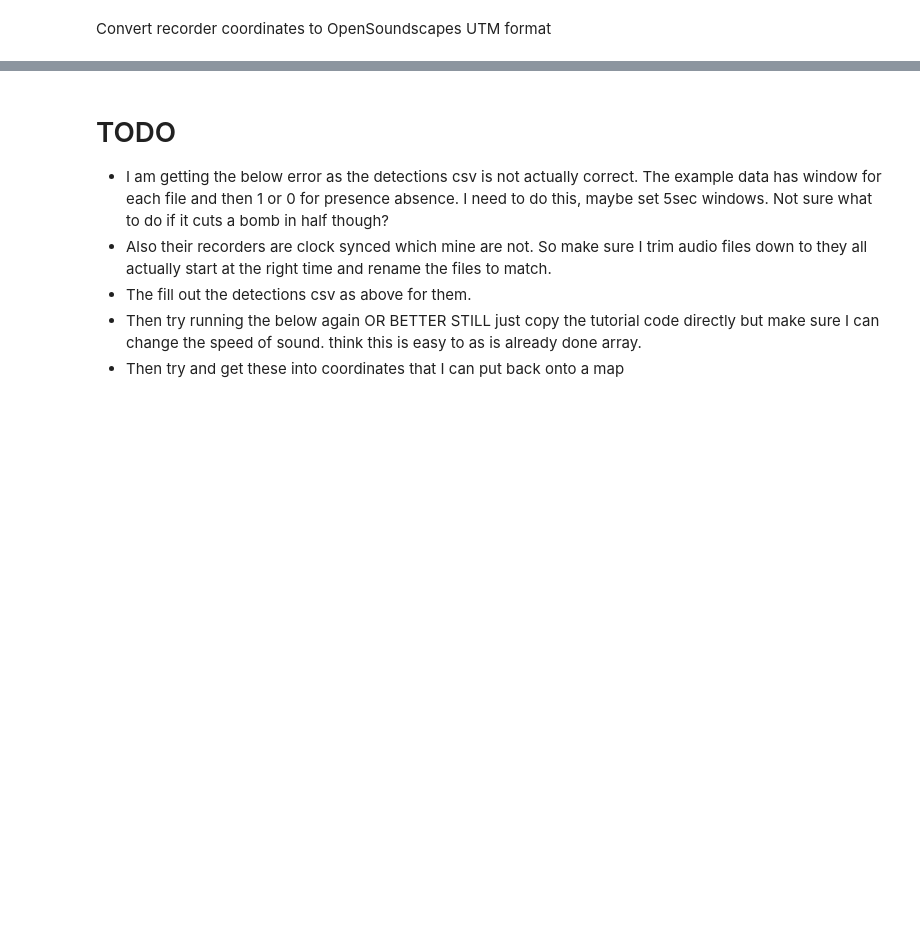
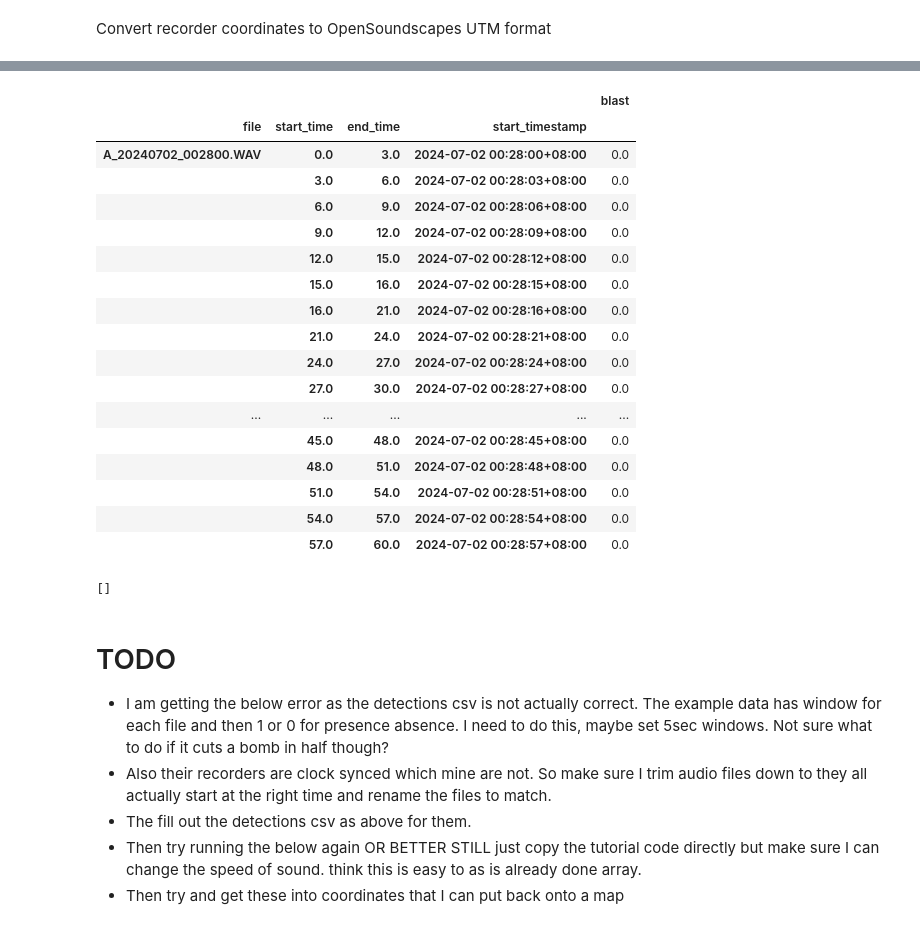
Before and after one commit to BenUCL/Bomb-Fishing, a Jupyter notebook: code/localisation/localisation_notebook_v2.ipynb, the cells around one changed output, grey strips where cells are left out. Cells and saved outputs as stored; diff of their text form; code cells hidden in the pictures; blank space fills up the shorter version.

Commit message:
implementing open soundscape localisation

```diff
--- a/code/localisation/localisation_notebook.ipynb
+++ b/code/localisation/localisation_notebook_v2.ipynb
@@ -338,0 +377,59 @@ print(f"→ Wrote file-level recorder coords to {out_csv}")
+# %%
+# add information about the real-world timestamps, if the audio files don't have
+# start timestamps embedded in the metadata
+# in this case, when we synchronized the audio files we trimmed all of them to start
+# at the same start time, and we can add that here
+# Note: if your audio files have embedded start timestamps that can be loaded into
+# Audio.metadata['recording_start_time'] as a localized timestamp, you don't need to
+# create this column
+# if you’ve previously set “file” as the index, bring it back as a column
+if "file" not in detections.columns:
+    detections = detections.reset_index()
+
+import pytz
+from datetime import datetime, timedelta
+
+# Makassar local time
+local_tz = pytz.timezone("Asia/Makassar")
+
+# helper to pull the timestamp part from filenames like "A_20240702_002800.WAV"
+def parse_start_dt(fn: str) -> datetime:
+    base = fn.rsplit(".", 1)[0]           # "A_20240702_002800"
+    _, dt_str = base.split("_", 1)        # dt_str = "20240702_002800"
+    return local_tz.localize(datetime.strptime(dt_str, "%Y%m%d_%H%M%S"))
+
+# map each file to its true base datetime
+base_times = {fn: parse_start_dt(fn) for fn in detections["file"].unique()}
+
+# build start_timestamp by adding the per‐row offset
+detections["start_timestamp"] = [
+    base_times[f] + timedelta(seconds=st)
+    for f, st in zip(detections["file"], detections["start_time"])
+]
+
+# now push file, start_time, end_time, start_timestamp into the MultiIndex
+detections = detections.set_index(
+    ["file", "start_time", "end_time", "start_timestamp"]
+)
+
+# have a look
+detections
+# %% [output]
+|  |  |  |  | blast |
+| file | start_time | end_time | start_timestamp |  |
+| A_20240702_002800.WAV | 0.0 | 3.0 | 2024-07-02 00:28:00+08:00 | 0.0 |
+|  | 3.0 | 6.0 | 2024-07-02 00:28:03+08:00 | 0.0 |
+|  | 6.0 | 9.0 | 2024-07-02 00:28:06+08:00 | 0.0 |
+|  | 9.0 | 12.0 | 2024-07-02 00:28:09+08:00 | 0.0 |
+|  | 12.0 | 15.0 | 2024-07-02 00:28:12+08:00 | 0.0 |
+|  | 15.0 | 16.0 | 2024-07-02 00:28:15+08:00 | 0.0 |
+|  | 16.0 | 21.0 | 2024-07-02 00:28:16+08:00 | 0.0 |
+|  | 21.0 | 24.0 | 2024-07-02 00:28:21+08:00 | 0.0 |
+|  | 24.0 | 27.0 | 2024-07-02 00:28:24+08:00 | 0.0 |
+|  | 27.0 | 30.0 | 2024-07-02 00:28:27+08:00 | 0.0 |
+| ... | ... | ... | ... | ... |
+|  | 45.0 | 48.0 | 2024-07-02 00:28:45+08:00 | 0.0 |
+|  | 48.0 | 51.0 | 2024-07-02 00:28:48+08:00 | 0.0 |
+|  | 51.0 | 54.0 | 2024-07-02 00:28:51+08:00 | 0.0 |
+|  | 54.0 | 57.0 | 2024-07-02 00:28:54+08:00 | 0.0 |
+|  | 57.0 | 60.0 | 2024-07-02 00:28:57+08:00 | 0.0 |
@@ -339,3 +451,7 @@ print(f"→ Wrote file-level recorder coords to {out_csv}")
+# %%
+position_estimates
+# %% [output]
+[]
 # %% [markdown]
 # TODO
 - I am getting the below error as the detections csv is not actually correct. The example data has window for each file and then 1 or 0 for presence absence. I need to do this, maybe set 5sec windows. Not sure what to do if it cuts a bomb in half though?
```
Also changed, not shown: parts of 10 cells of this notebook, 6 other files.
